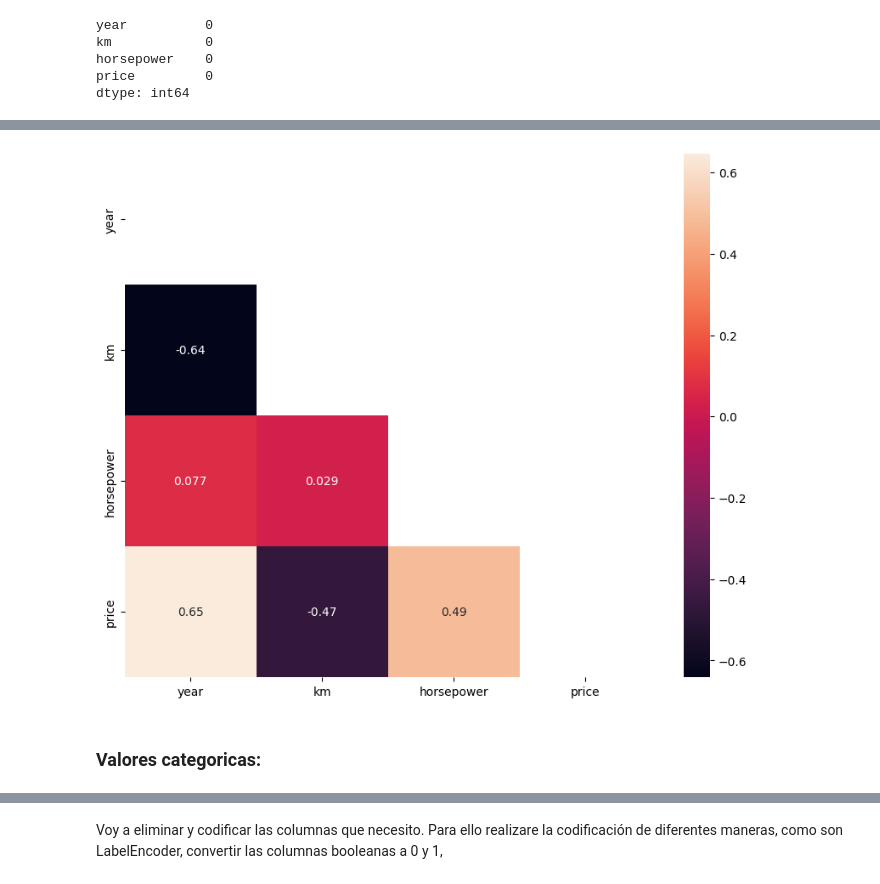
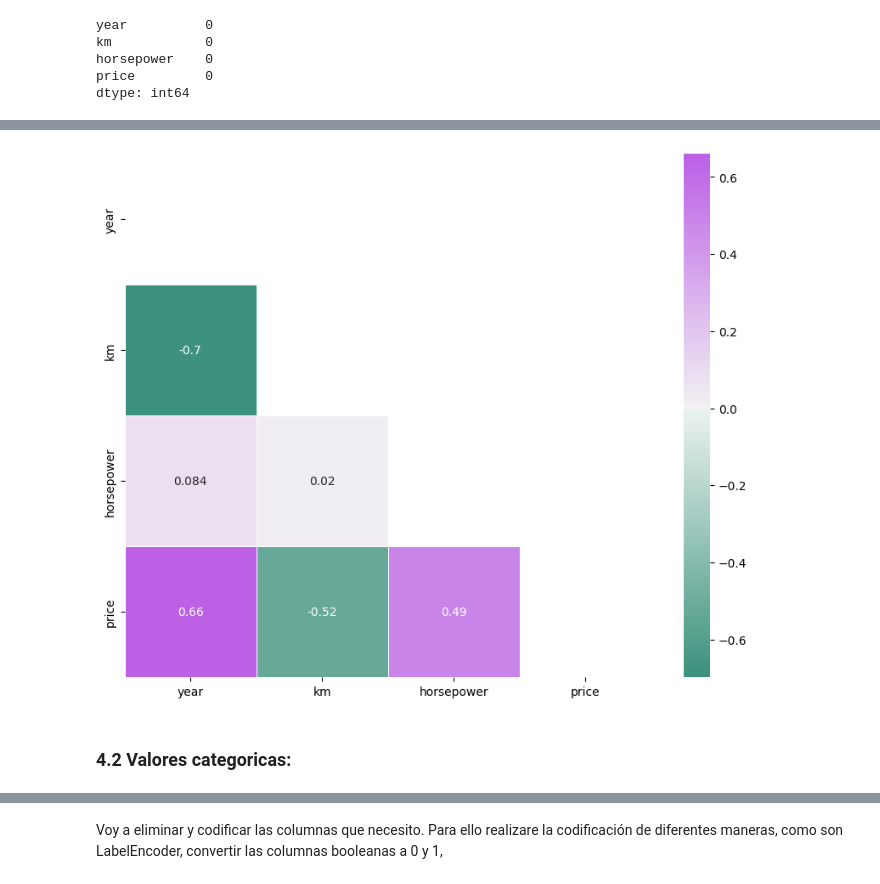
Before and after one commit to MarcosMHrdz/final_project, a Jupyter notebook: src/main.ipynb, the cells around one changed output, grey strips where cells are left out. Drawn from its saved outputs; the diff is of its cells as text; code cells hidden in the pictures.

```diff
--- a/src/main.ipynb
+++ b/src/main.ipynb
@@ -351,11 +349,10 @@ allowed_brands = [
     "audi", "opel", "fiat", "nissan", "kia", "hyundai", "toyota", "skoda", "mazda", "mini",
     "dacia", "land rover", "volvo", "jeep", "cupra", "mitsubishi", "honda", "suzuki",
     "porsche", "alfa romeo", "mg", "lexus", "jaguar", "ds", "smart", "lynk & co", "chevrolet",
-    "ssangyong", "subaru", "abarth", "tesla", "dr", "infiniti", "chrysler", "ligier", "daewoo",
-    "aixam", "maserati", "saab", "lancia", "dodge", "evo", "microcar", "man",
-    "chatenet", "dfsk", "bentley", "tata", "lamborghini", "ferrari",
-    "swm", "burstner", "mclouis", "cadillac",
-    "hummer", "pontiac", "mahindra"
+    "ssangyong", "subaru", "abarth", "tesla", "dr", "infiniti", "chrysler", "daewoo","maserati", "saab", "lancia", "dodge", "evo", "microcar", "man",
+    "dfsk", "bentley", "tata", "lamborghini", "ferrari",
+    "swm", "burstner", "cadillac",
+    "hummer", "pontiac", "mahindra","chatenet"
 ]
 
 # Crear un diccionario de reemplazo con marcas permitidas
@@ -394,0 +381,2 @@ See the caveats in the documentation: https://pandas.pydata.org/pandas-docs/stab
+# %%
+df = df[~df['brand'].isin(['man', 'burstner'])]
@@ -395,7 +395,9 @@ See the caveats in the documentation: https://pandas.pydata.org/pandas-docs/stab
 # %%
 # Eliminar la fila con índice 63838 del DataFrame df
+df = df.drop(index=19703)
+df = df.drop(index=28569)
+df = df.drop(index=49685)
+df = df.drop(index=58973)
 df = df.drop(index=63838)
-df = df.drop(index=58973)
 df = df.drop(index=71085)
-df = df.drop(index=19703)
-df = df.drop(index=49685)
+df = df.drop(index=111135)
@@ -598,0 +640,5 @@ df_sin_outliers
+# %%
+# Filtrar los datos en la columna 'km' entre 0 y 500
+df_sin_outliers = df_sin_outliers[(df_sin_outliers['km'] <= 0) | (df_sin_outliers['km'] > 1000)]
+# Filtrar los datos en la columna 'price' entre 0 y 100
+df_sin_outliers[(df_sin_outliers['price'] > 0) & (df_sin_outliers['price'] <= 100)]
@@ -651,13 +726,21 @@ corr_matrix
 # %%
+# Crea una máscara para la parte superior de la matriz de correlación
 mask = np.zeros_like(df_sin_outliers.corr())
 mask[np.triu_indices_from(mask)] = True
+
+# Define una paleta de colores personalizada basada en #15BFA0
+cmap = sns.diverging_palette(165, 290, s=80, l=55, n=9, center="light", as_cmap=True)
+
+# Crear el heatmap con la paleta de colores personalizada
 fig, ax = plt.subplots(figsize=(10, 8))
-ax = sns.heatmap(df_sin_outliers.corr(), mask=mask, annot=True)
+ax = sns.heatmap(df_sin_outliers.corr(), mask=mask, annot=True, cmap=cmap, center=0, linewidths=.5)
+
+# Mostrar el gráfico
 plt.show()
 # %% [output]
-[figure, old version]
+[figure, new version]
 # %% [markdown]
-### Valores categoricas:
+### 4.2 Valores categoricas:
 # %%
 df_categorical= df.select_dtypes(exclude = 'number')
 df_categorical.head()
```
Also changed, not shown: parts of 192 cells of this notebook, 7 other files.
